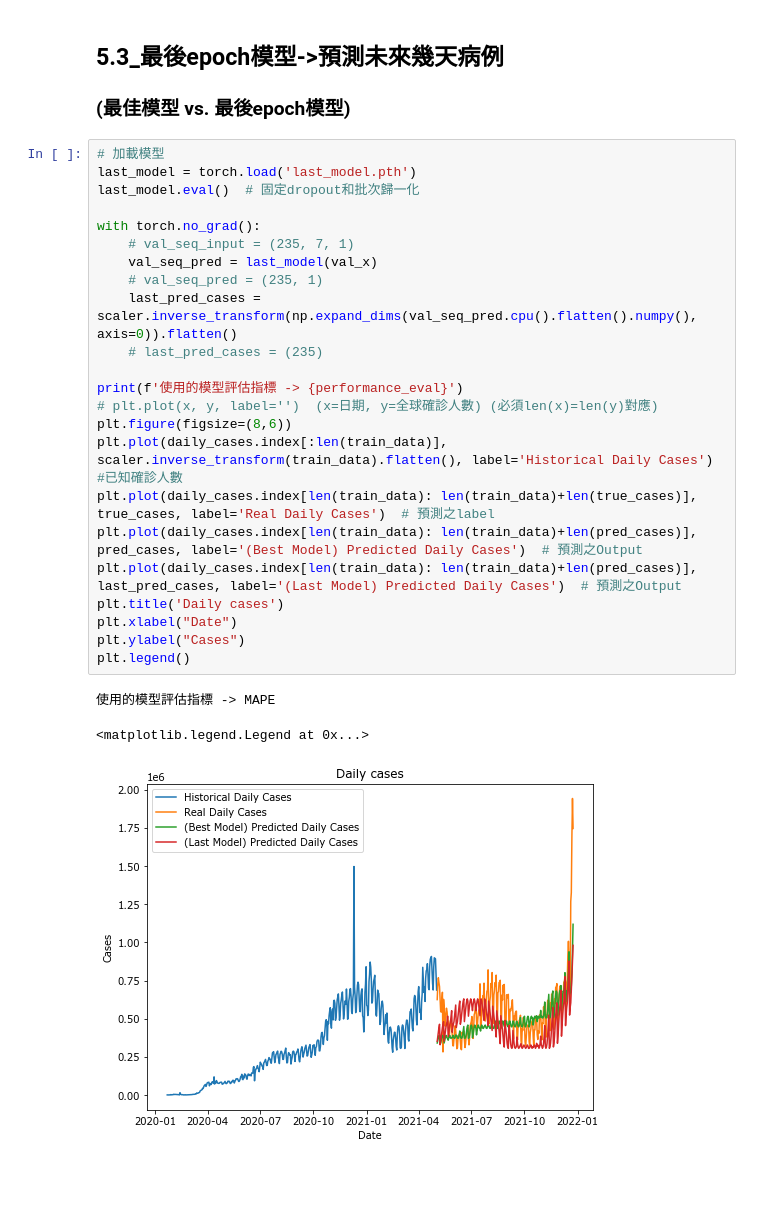
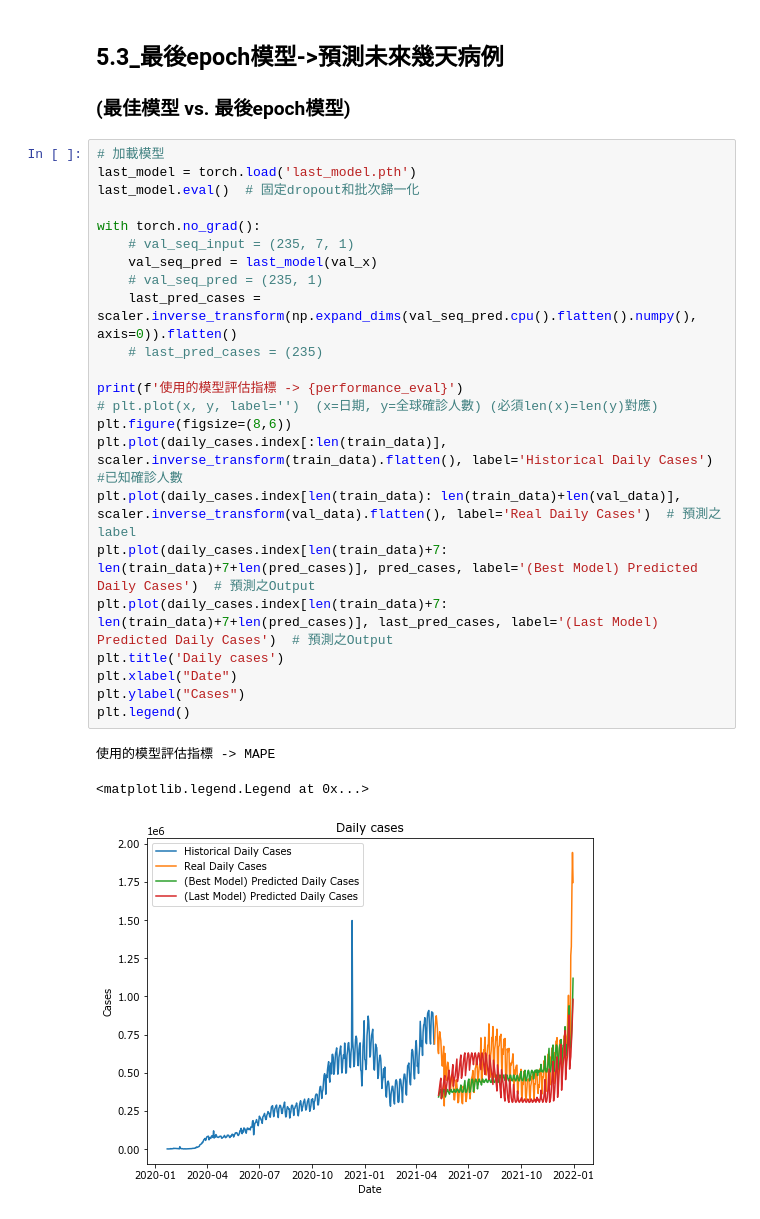
Before and after one commit to a123a20/Chang-Ching, a Jupyter notebook: RNN系列實作/LSTM_COVID-19預測/RNN_新冠病例預測_LSTM.ipynb, the cells around one changed output. Saved outputs shown, nothing was run; the diff lists cells and outputs as text; blank space fills up the shorter version.

```diff
--- a/RNN系列實作/LSTM_COVID-19預測/RNN_新冠病例預測_LSTM.ipynb
+++ b/RNN系列實作/LSTM_COVID-19預測/RNN_新冠病例預測_LSTM.ipynb
@@ -687,27 +696,27 @@ plt.legend()
 # %%
 # 加載模型
 last_model = torch.load('last_model.pth')
 last_model.eval()  # 固定dropout和批次歸一化
 
 with torch.no_grad():
     # val_seq_input = (235, 7, 1)
     val_seq_pred = last_model(val_x)
     # val_seq_pred = (235, 1)
     last_pred_cases = scaler.inverse_transform(np.expand_dims(val_seq_pred.cpu().flatten().numpy(), axis=0)).flatten()
     # last_pred_cases = (235)
 
 print(f'使用的模型評估指標 -> {performance_eval}')
 # plt.plot(x, y, label='')  (x=日期, y=全球確診人數) (必須len(x)=len(y)對應)
 plt.figure(figsize=(8,6))
 plt.plot(daily_cases.index[:len(train_data)], scaler.inverse_transform(train_data).flatten(), label='Historical Daily Cases')  #已知確診人數
-plt.plot(daily_cases.index[len(train_data): len(train_data)+len(true_cases)], true_cases, label='Real Daily Cases')  # 預測之label
-plt.plot(daily_cases.index[len(train_data): len(train_data)+len(pred_cases)], pred_cases, label='(Best Model) Predicted Daily Cases')  # 預測之Output
-plt.plot(daily_cases.index[len(train_data): len(train_data)+len(pred_cases)], last_pred_cases, label='(Last Model) Predicted Daily Cases')  # 預測之Output
+plt.plot(daily_cases.index[len(train_data): len(train_data)+len(val_data)], scaler.inverse_transform(val_data).flatten(), label='Real Daily Cases')  # 預測之label
+plt.plot(daily_cases.index[len(train_data)+7: len(train_data)+7+len(pred_cases)], pred_cases, label='(Best Model) Predicted Daily Cases')  # 預測之Output
+plt.plot(daily_cases.index[len(train_data)+7: len(train_data)+7+len(pred_cases)], last_pred_cases, label='(Last Model) Predicted Daily Cases')  # 預測之Output
 plt.title('Daily cases')
 plt.xlabel("Date")
 plt.ylabel("Cases")
 plt.legend()
 # %% [output]
 使用的模型評估指標 -> MAPE
 <matplotlib.legend.Legend at 0x...>
-[figure, old version]
+[figure, new version]
```
Also changed, not shown: parts of 3 cells of this notebook, 6 other files.
